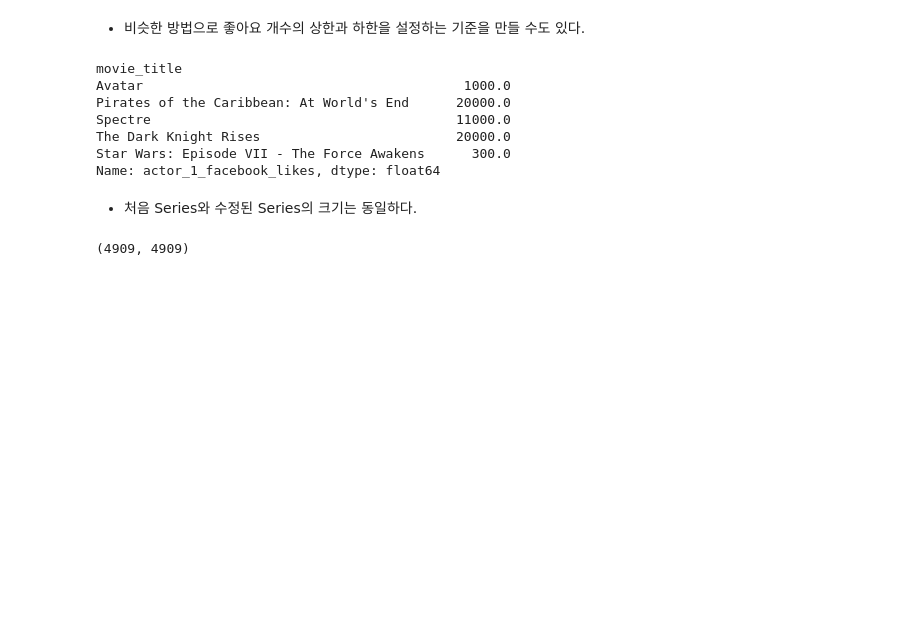
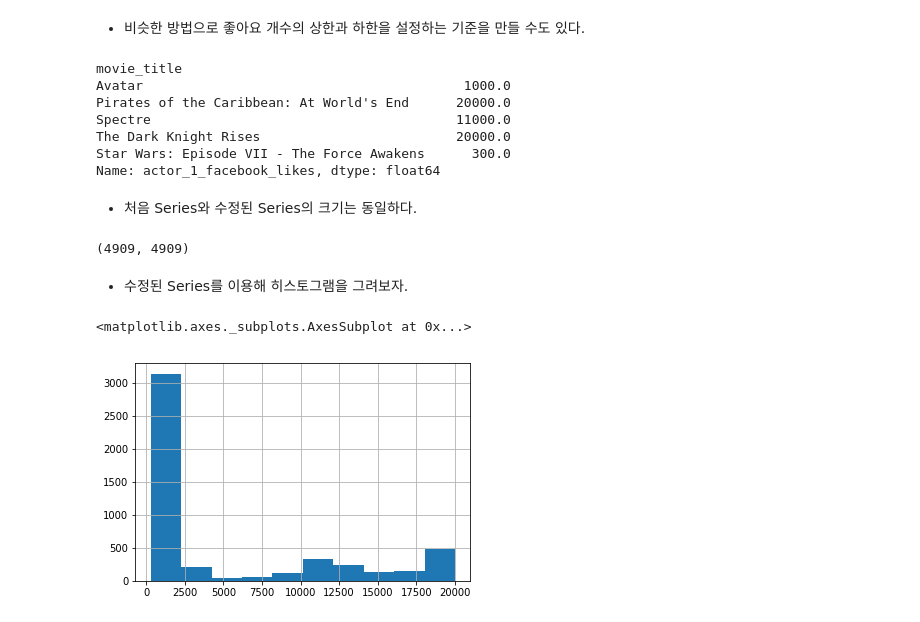
Before and after one commit to angelxtry/PyDataSc, a Jupyter notebook: PandasCookbook/ch05/ch05-불리언인덱싱-2.ipynb, the cells around one changed output. Cells and saved outputs as stored; diff of their text form; code cells hidden in the pictures; blank space fills up the shorter version.

```diff
--- a/PandasCookbook/ch05/ch05-불리언인덱싱-2.ipynb
+++ b/PandasCookbook/ch05/ch05-불리언인덱싱-2.ipynb
@@ -402,3 +402,10 @@ Name: actor_1_facebook_likes, dtype: float64
 len(fb_likes), len(fb_likes_cap)
 # %% [output]
 (4909, 4909)
+# %% [markdown]
+- 수정된 Series를 이용해 히스토그램을 그려보자.
+# %%
+fb_likes_cap.hist()
+# %% [output]
+<matplotlib.axes._subplots.AxesSubplot at 0x...>
+[figure, added]
```
Also changed, not shown: parts of 65 cells of this notebook, 3 other files.
